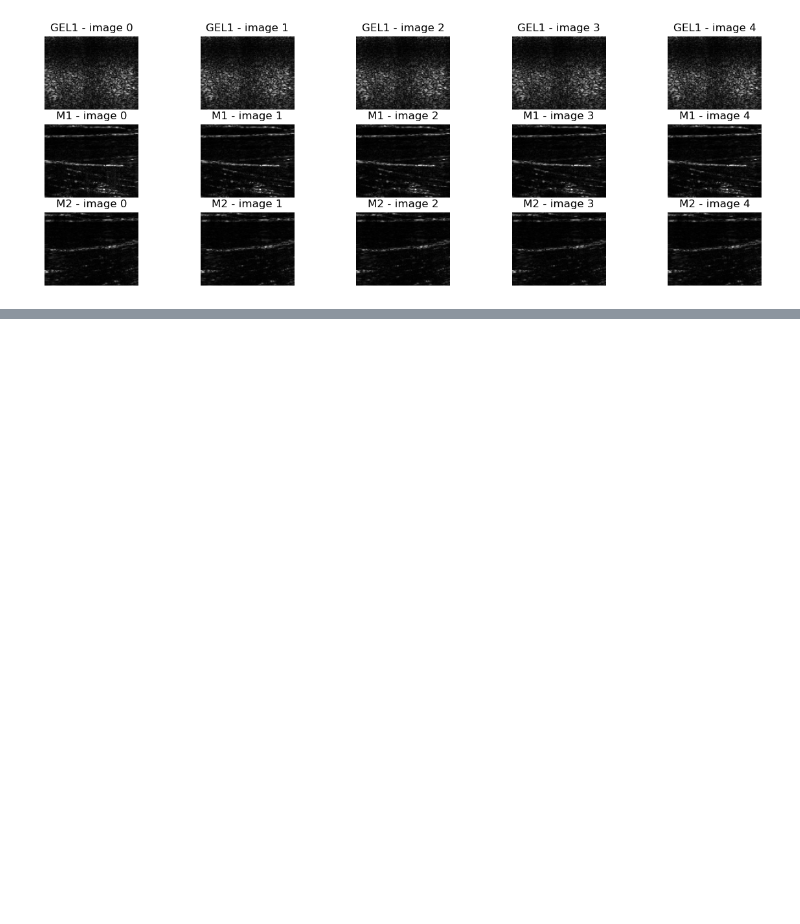
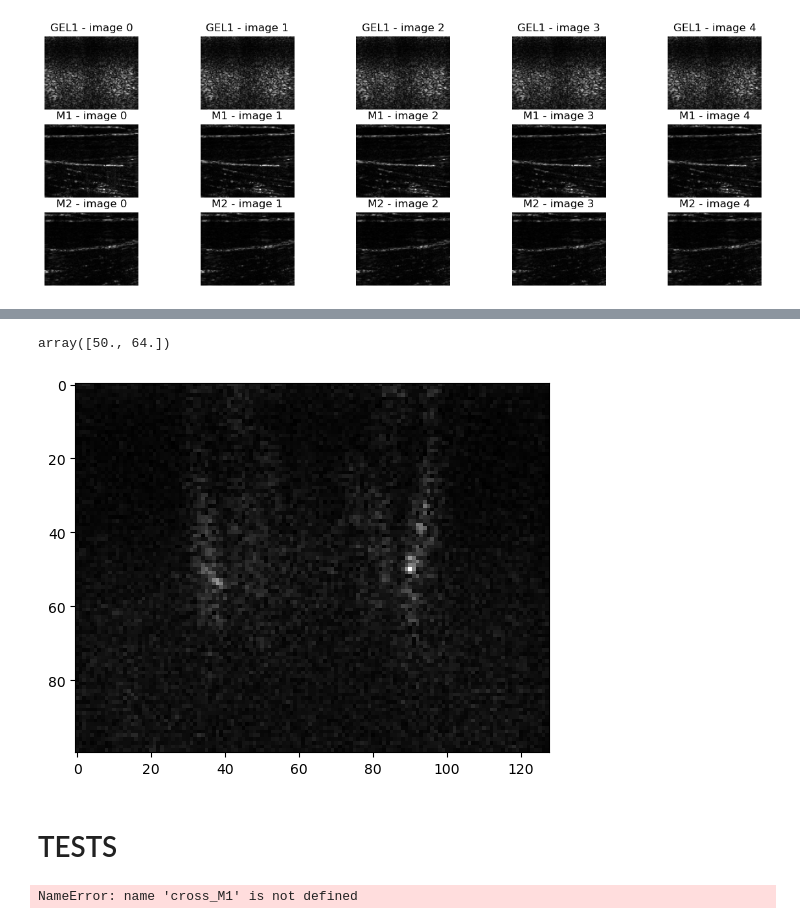
Before and after one commit to MalekSalah/Imagerie-medicale-beamforming-, a Jupyter notebook: notebooks/elastographu.ipynb, the cells around one changed output, grey strips where cells are left out. Saved outputs shown, nothing was run; the diff lists cells and outputs as text; code cells hidden in the pictures; blank space fills up the shorter version.

Commit message:
Implement biased cross correlation

```diff
--- a/notebooks/elastographu.ipynb
+++ b/notebooks/elastographu.ipynb
@@ -35,0 +57,51 @@ plt.show()
+# %%
+def biased_cc(x_ref, x, dt, frames):
+    T = frames.shape[2]
+
+    Ux_ref = frames[x_ref[0], x_ref[1], (np.arange(0,T) - dt) % T]
+    Ux_ref = np.tile(Ux_ref[np.newaxis,:], reps = (x.shape[0],1))
+
+    Ux = frames[x[:,0],x[:,1], 0:T]
+
+    res = np.sum( Ux_ref * Ux, axis= 1)
+    return (res/T)
+# %%
+# form a matrix of all possible pairs of pixels
+# (x,y) coordinates of all pixels
+X, Y = np.meshgrid(np.arange(displacements.shape[0]), np.arange(displacements.shape[1]))
+# flatten the matrices
+X = X.flatten()
+Y = Y.flatten()
+# concatenate the coordinates
+x = np.stack((X, Y), axis=1)
+
+## compute the correlation between the pixel at x_ref and all other pixels
+# x_ref = (np.array(displacements.shape[:2])/2).astype(int)
+x_ref = np.array([0, 0])
+cc = biased_cc(x_ref, x, 10, displacements)
+r = np.reshape(cc, displacements.shape[:2], order='F')
+
+plt.imshow(r, cmap='gray')
+np.array(displacements.shape[:2])/2
+np.array(displacements.shape[:2])/2
+# %% [output]
+array([50., 64.])
+[figure, added]
+# %% [markdown]
+# TESTS
+# %%
+
+displacement = []
+for i in range(cross_M1.shape[0]-1):
+    displacement.append(np.abs(cross_M1[i+1])-np.abs(cross_M1[i]))
+
+# Plot the displacement
+fig, axs = plt.subplots(1, 4, figsize=(15, 5))
+for i in range(4):
+    axs[i].imshow(np.abs(displacement[i*10]))
+    # turn off the axis
+    axs[i].axis('off')
+    # set title
+    axs[i].set_title(f'Displacement - image {i}')
+# %% [output]
+NameError: name 'cross_M1' is not defined
```
Also changed, not shown: parts of 14 cells of this notebook.
